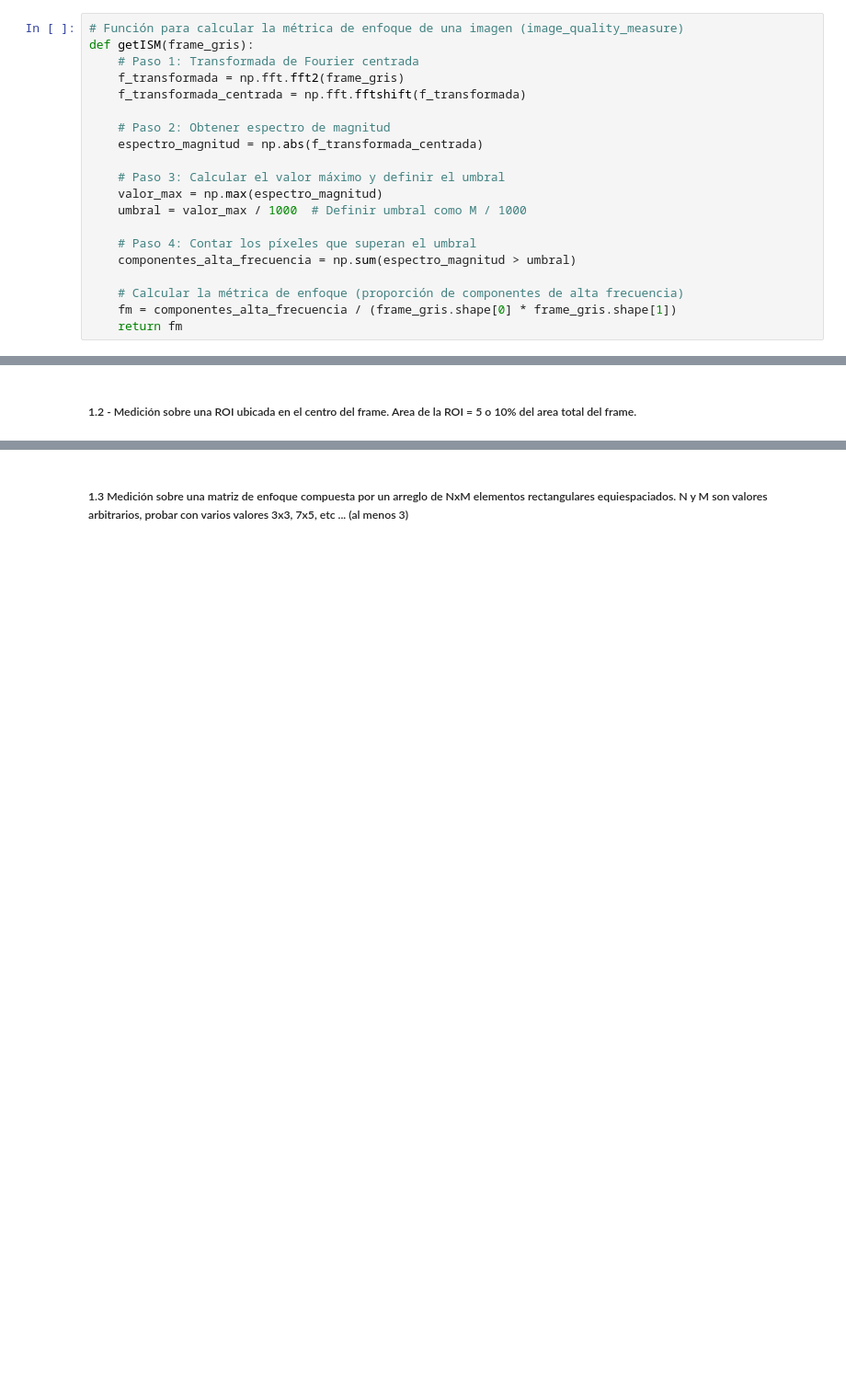
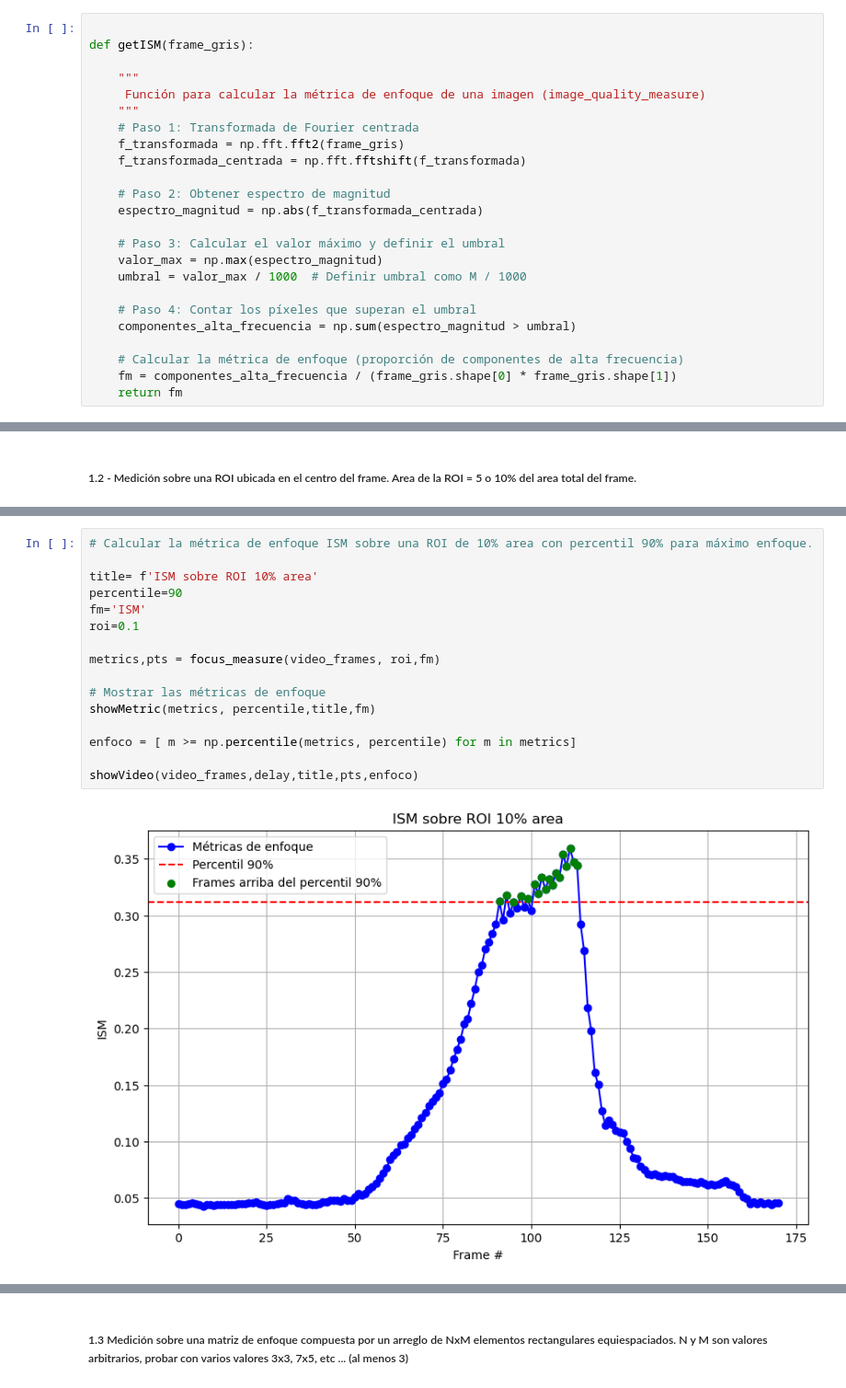
Before and after one commit to AzulVillanueva/CEIA-VpC1, a Jupyter notebook: TP2/TP2_VpC1.ipynb, the cells around one changed output, grey strips where cells are left out. Shown: that part at 92% size. Cells and saved outputs as stored; diff of their text form; blank space fills up the shorter version.

```diff
--- a/TP2/TP2_VpC1.ipynb
+++ b/TP2/TP2_VpC1.ipynb
@@ -152,8 +164,12 @@ def getMatrix(img, rect, matrix_dim, sep):
 
     return matrix , rect_imgs
 # %%
-# Función para calcular la métrica de enfoque de una imagen (image_quality_measure)
+
 def getISM(frame_gris):
+
+    """
+     Función para calcular la métrica de enfoque de una imagen (image_quality_measure)
+    """
     # Paso 1: Transformada de Fourier centrada
     f_transformada = np.fft.fft2(frame_gris)
     f_transformada_centrada = np.fft.fftshift(f_transformada)
@@ -541,0 +398,18 @@ process_video_ism(video_path,0.05,90)
+# %%
+# Calcular la métrica de enfoque ISM sobre una ROI de 10% area con percentil 90% para máximo enfoque.
+
+title= f'ISM sobre ROI 10% area'
+percentile=90
+fm='ISM'
+roi=0.1
+
+metrics,pts = focus_measure(video_frames, roi,fm)
+
+# Mostrar las métricas de enfoque
+showMetric(metrics, percentile,title,fm)
+
+enfoco = [ m >= np.percentile(metrics, percentile) for m in metrics]
+
+showVideo(video_frames,delay,title,pts,enfoco)
+# %% [output]
+[figure, added]
```
Also changed, not shown: parts of 44 cells of this notebook, 8 other files.
